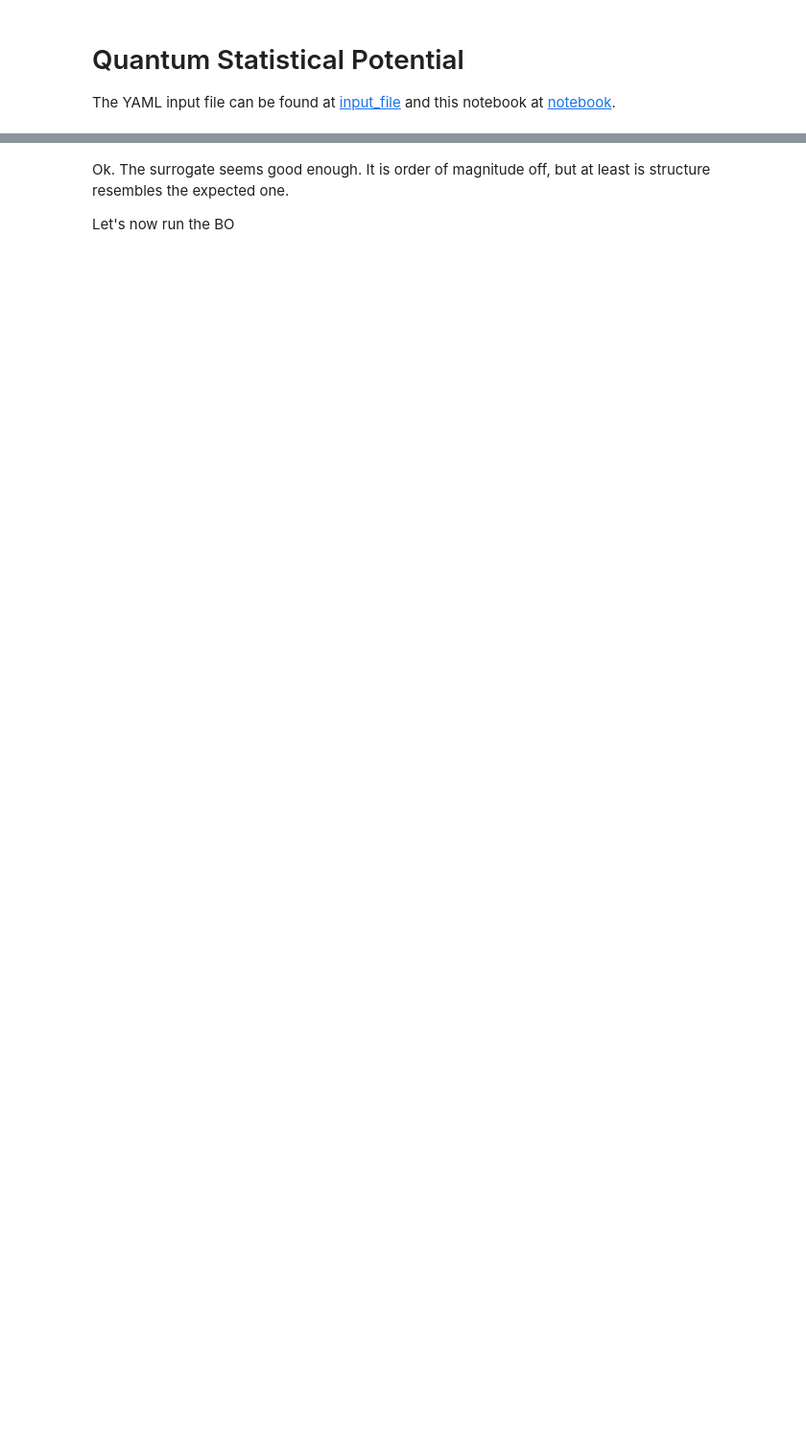
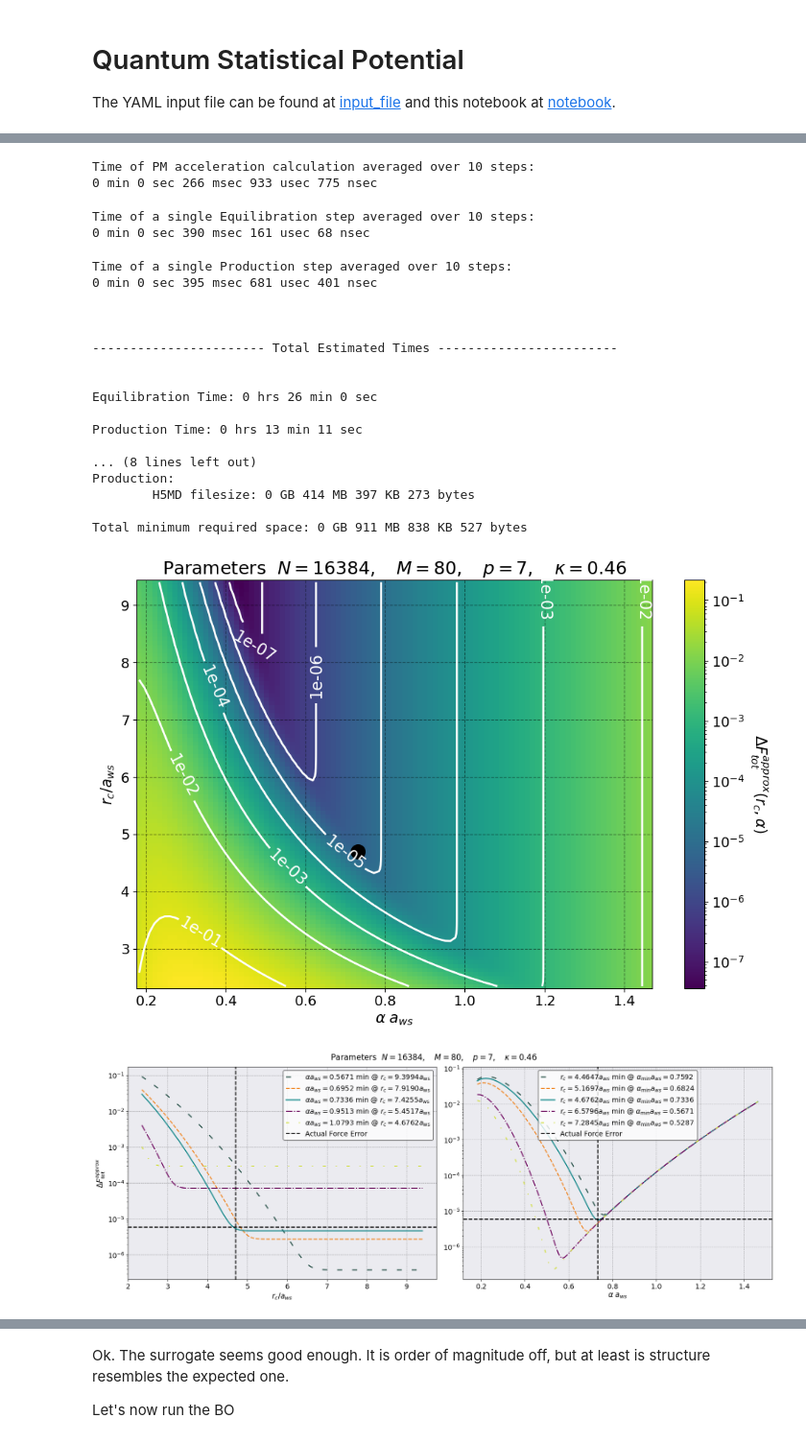
Before and after one commit to lucianogsilvestri/sarkas, a Jupyter notebook: docs/examples/QSP/QSP_Kelbg.ipynb, the cells around one changed output, grey strips where cells are left out. Shown at 96% size. Cells and saved outputs as stored; diff of their text form; code cells hidden in the pictures; blank space fills up the shorter version.

```diff
--- a/docs/examples/QSP/QSP_Kelbg.ipynb
+++ b/docs/examples/QSP/QSP_Kelbg.ipynb
@@ -15,7 +15,7 @@ from sarkas.processes import Simulation, PostProcess, PreProcess
 # Create the file path to the YAML input file
 input_file_name = os.path.join('input_files',  'QSP_Kelbg.yaml')
 # %%
-pre = PreProcess(input_file_name)
-pre.setup(read_yaml=True)
-pre.run(pppm_estimate = True)
+pre = PreProcess(input_file_name, )
+pre.setup(read_yaml=True, )
+pre.run(pppm_estimate = False, )
 # %% [output]
@@ -32,2 +41,25 @@ An open-source pure-python molecular dynamics suite for non-ideal plasmas.
+Time of PM acceleration calculation averaged over 10 steps:
+0 min 0 sec 266 msec 933 usec 775 nsec
+Time of a single Equilibration step averaged over 10 steps:
+0 min 0 sec 390 msec 161 usec 68 nsec
+Time of a single Production step averaged over 10 steps:
+0 min 0 sec 395 msec 681 usec 401 nsec
+
+
+
+----------------------- Total Estimated Times ------------------------
+
+
+Equilibration Time: 0 hrs 26 min 0 sec
+
+Production Time: 0 hrs 13 min 11 sec
+
+... (8 lines left out)
+Production:
+        H5MD filesize: 0 GB 414 MB 397 KB 273 bytes
+
+Total minimum required space: 0 GB 911 MB 838 KB 527 bytes
+[figure, added]
+[figure, added]
 # %%
 # pp_cells = [3, 4, 5, 6]
```
Also changed, not shown: parts of 6 cells of this notebook, 42 other files.
